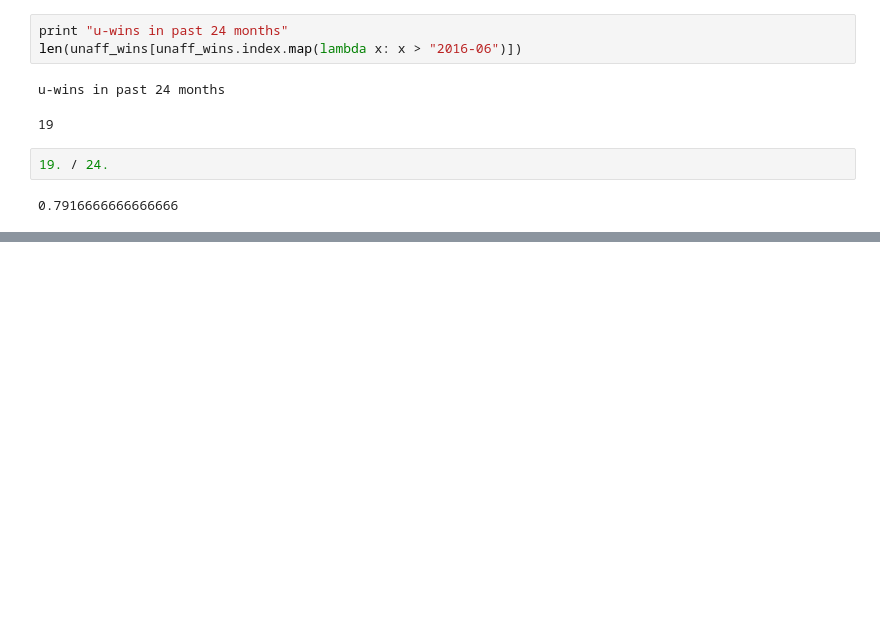
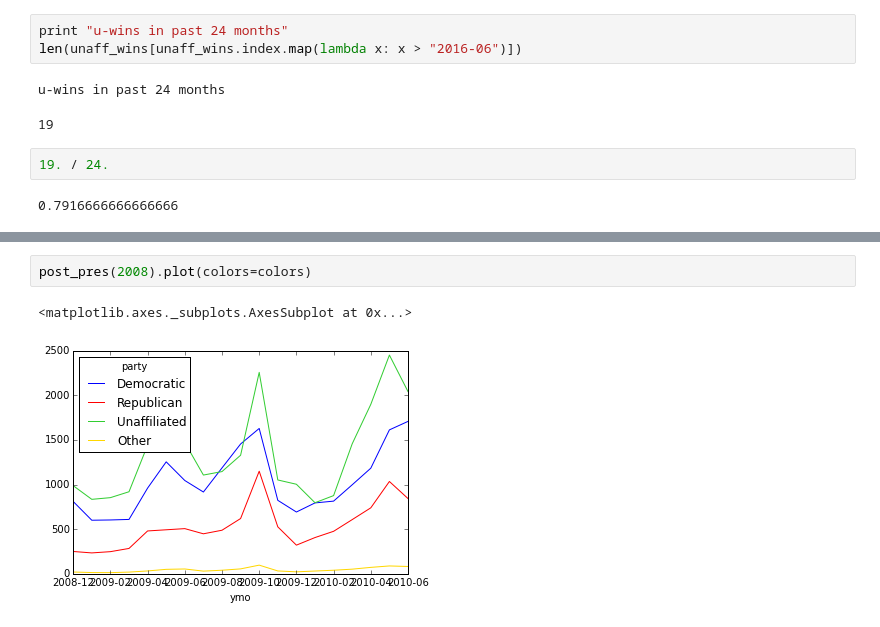
Before and after one commit to jakekara/ct-voter-registration-numbers, a Jupyter notebook: Voter registration by party and month.ipynb, the cells around one changed output, grey strips where cells are left out. Cells and saved outputs as stored; diff of their text form; blank space fills up the shorter version.

```diff
--- a/Voter registration by party and month.ipynb
+++ b/Voter registration by party and month.ipynb
@@ -286,0 +427,5 @@ u-wins in past 24 months
+# %%
+post_pres(2008).plot(colors=colors)
+# %% [output]
+<matplotlib.axes._subplots.AxesSubplot at 0x...>
+[figure, added]
```
Also changed, not shown: parts of 34 cells of this notebook, 2 other files.
